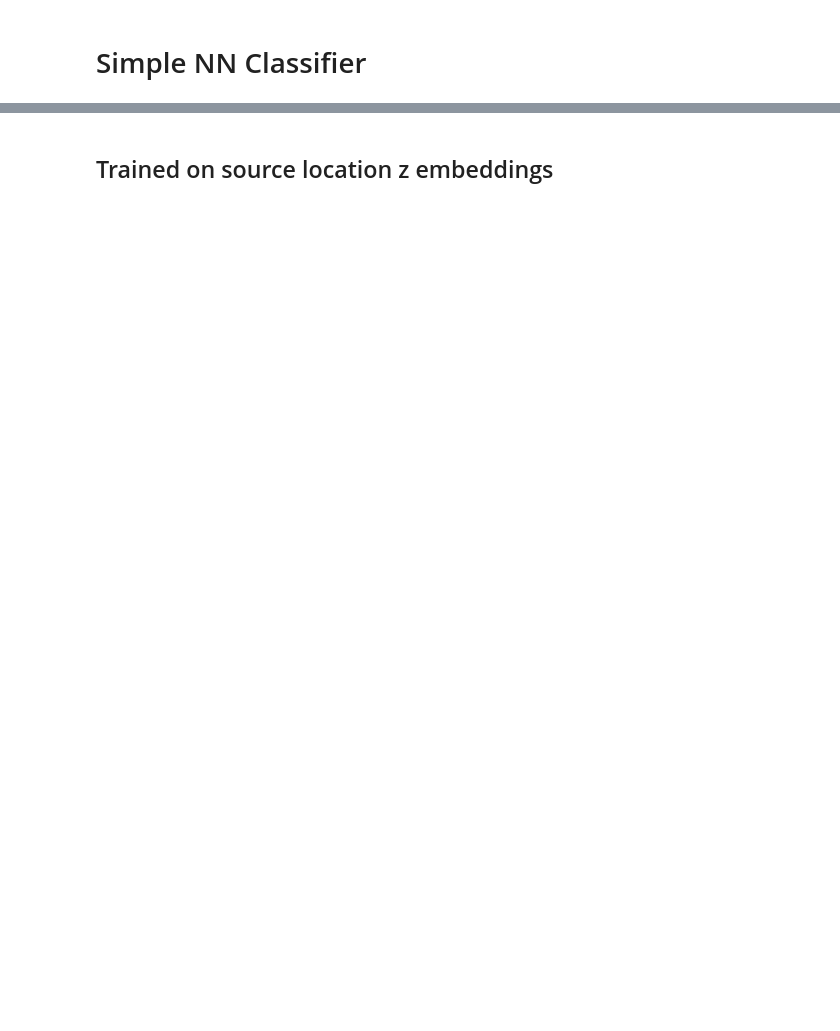
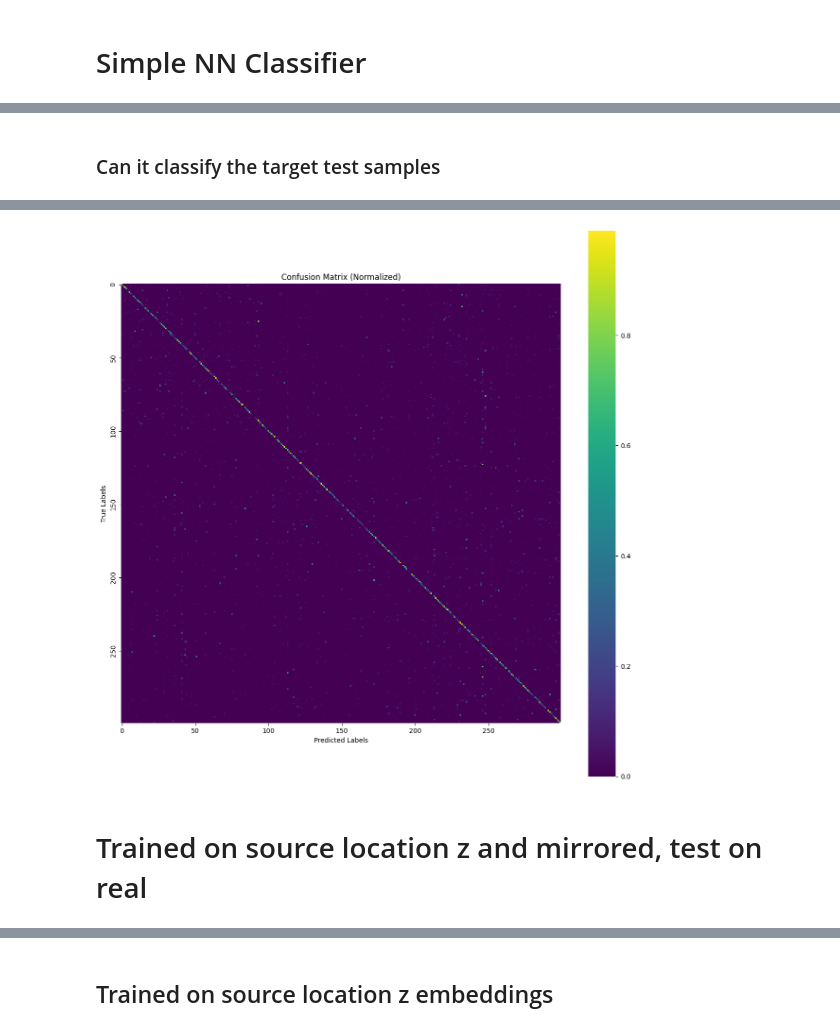
Before and after one commit to kaushithamsilva/DoH-Synthesis, a Jupyter notebook: code/z_classification.ipynb, the cells around one changed output, grey strips where cells are left out. Cells and saved outputs as stored; diff of their text form; code cells hidden in the pictures; blank space fills up the shorter version.

```diff
--- a/code/z_classification.ipynb
+++ b/code/z_classification.ipynb
@@ -129,0 +262,17 @@ def create_simple_dense_classifier(input_dim, num_classes, hidden_units=64, drop
+# %% [markdown]
+### Can it classify the target test samples
+# %%
+import numpy as np
+from sklearn.metrics import accuracy_score, f1_score, confusion_matrix
+import scripts.classification as classification
+# Convert logits to class labels
+y_pred_logits = model.predict(get_z_embeddings(target_df.iloc[:, 2:], vae_model))
+y_pred = np.argmax(y_pred_logits, axis=1)  # Get class indices with maximum logits
+y_test = le.transform(target_df.Website)
+# Calculate accuracy and F1 score
+accuracy = accuracy_score(y_test, y_pred)
+print(f"Accuracy: {accuracy:.4f}")
+
+cm = confusion_matrix(y_test, y_pred)
+classification.show_confusion_matrix_heatmap(cm, le, 'cm', False)
+# %% [output]
@@ -129,0 +281,3 @@ def create_simple_dense_classifier(input_dim, num_classes, hidden_units=64, drop
+[figure, added]
+# %% [markdown]
+# Trained on source location z and mirrored, test on real
```
Also changed, not shown: parts of 16 cells of this notebook, 2 other files.
